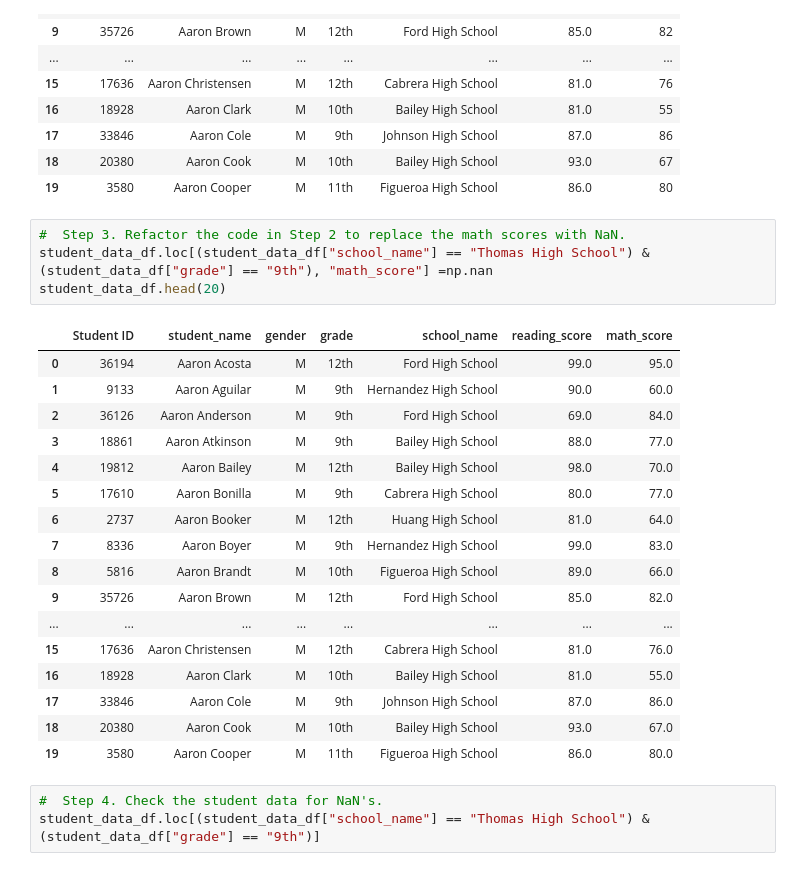
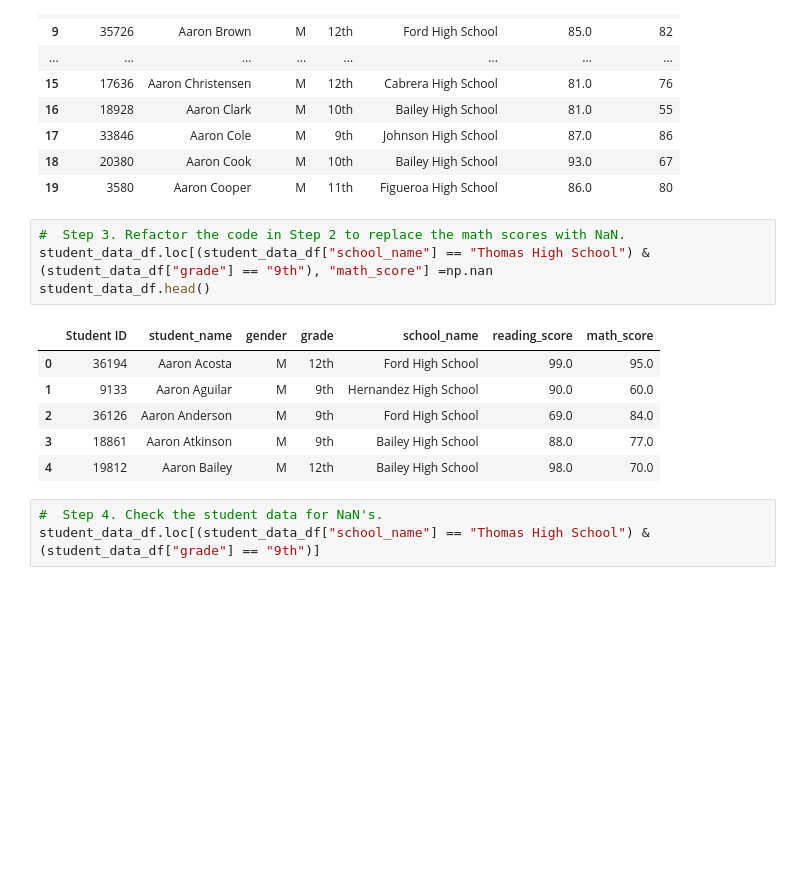
Before and after one commit to Sirius0531/School_District_Analysis, a Jupyter notebook: PyCitySchools_Challenge.ipynb, the cells around one changed output. Drawn from its saved outputs; the diff is of its cells as text; blank space fills up the shorter version.

```diff
--- a/PyCitySchools_Challenge.ipynb
+++ b/PyCitySchools_Challenge.ipynb
@@ -71,25 +79,14 @@ student_data_df.head(20)
 # %%
 #  Step 3. Refactor the code in Step 2 to replace the math scores with NaN.
 student_data_df.loc[(student_data_df["school_name"] == "Thomas High School") & (student_data_df["grade"] == "9th"), "math_score"] =np.nan
-student_data_df.head(20)
+student_data_df.head()
 # %% [output]
 |  | Student ID | student_name | gender | grade | school_name | reading_score | math_score |
 | 0 | 36194 | Aaron Acosta | M | 12th | Ford High School | 99.0 | 95.0 |
 | 1 | 9133 | Aaron Aguilar | M | 9th | Hernandez High School | 90.0 | 60.0 |
 | 2 | 36126 | Aaron Anderson | M | 9th | Ford High School | 69.0 | 84.0 |
 | 3 | 18861 | Aaron Atkinson | M | 9th | Bailey High School | 88.0 | 77.0 |
 | 4 | 19812 | Aaron Bailey | M | 12th | Bailey High School | 98.0 | 70.0 |
-| 5 | 17610 | Aaron Bonilla | M | 9th | Cabrera High School | 80.0 | 77.0 |
-| 6 | 2737 | Aaron Booker | M | 12th | Huang High School | 81.0 | 64.0 |
-| 7 | 8336 | Aaron Boyer | M | 9th | Hernandez High School | 99.0 | 83.0 |
-| 8 | 5816 | Aaron Brandt | M | 10th | Figueroa High School | 89.0 | 66.0 |
-| 9 | 35726 | Aaron Brown | M | 12th | Ford High School | 85.0 | 82.0 |
-| ... | ... | ... | ... | ... | ... | ... | ... |
-| 15 | 17636 | Aaron Christensen | M | 12th | Cabrera High School | 81.0 | 76.0 |
-| 16 | 18928 | Aaron Clark | M | 10th | Bailey High School | 81.0 | 55.0 |
-| 17 | 33846 | Aaron Cole | M | 9th | Johnson High School | 87.0 | 86.0 |
-| 18 | 20380 | Aaron Cook | M | 10th | Bailey High School | 93.0 | 67.0 |
-| 19 | 3580 | Aaron Cooper | M | 11th | Figueroa High School | 86.0 | 80.0 |
 # %%
 #  Step 4. Check the student data for NaN's.
 student_data_df.loc[(student_data_df["school_name"] == "Thomas High School") & (student_data_df["grade"] == "9th")]
```
Also changed, not shown: parts of 4 cells of this notebook, 11 other files.
